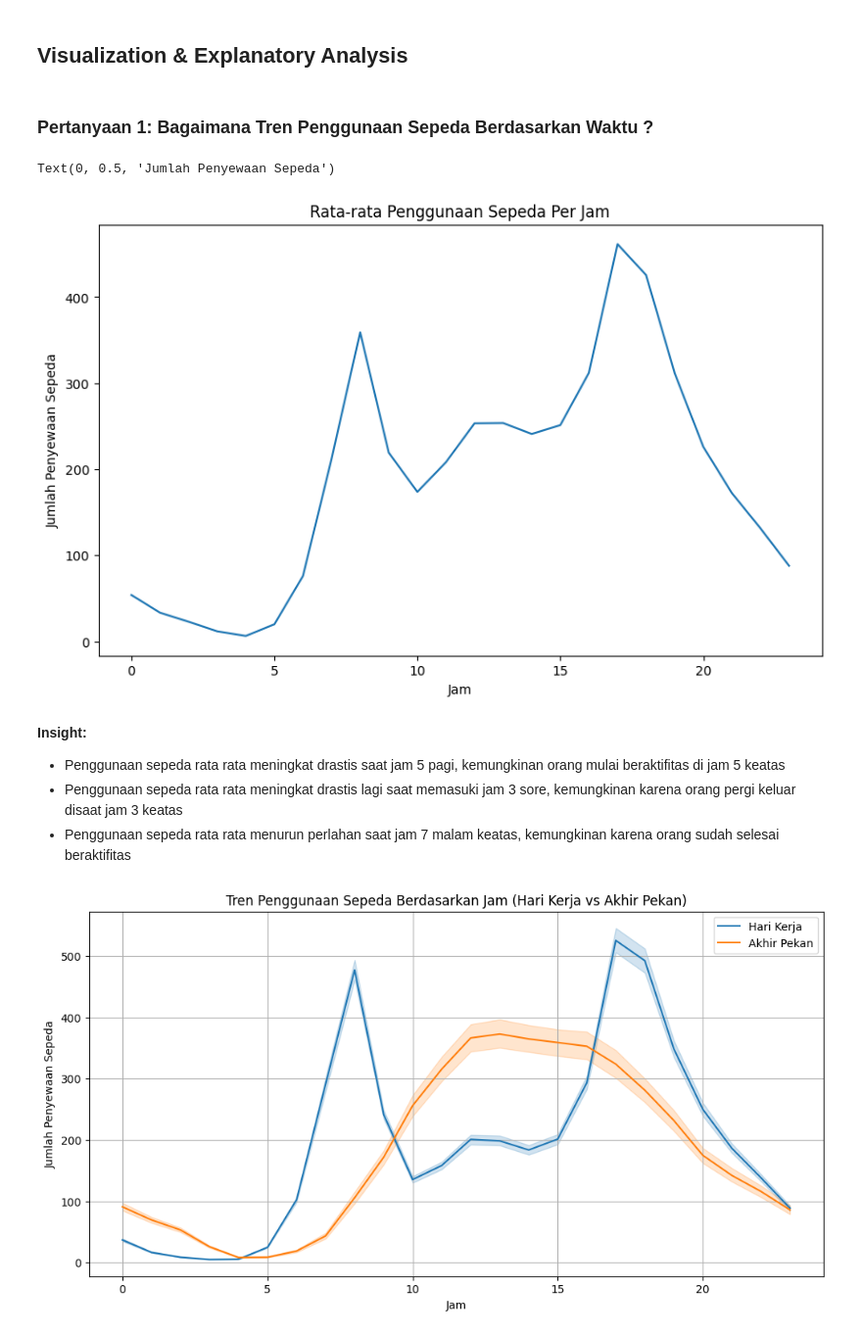
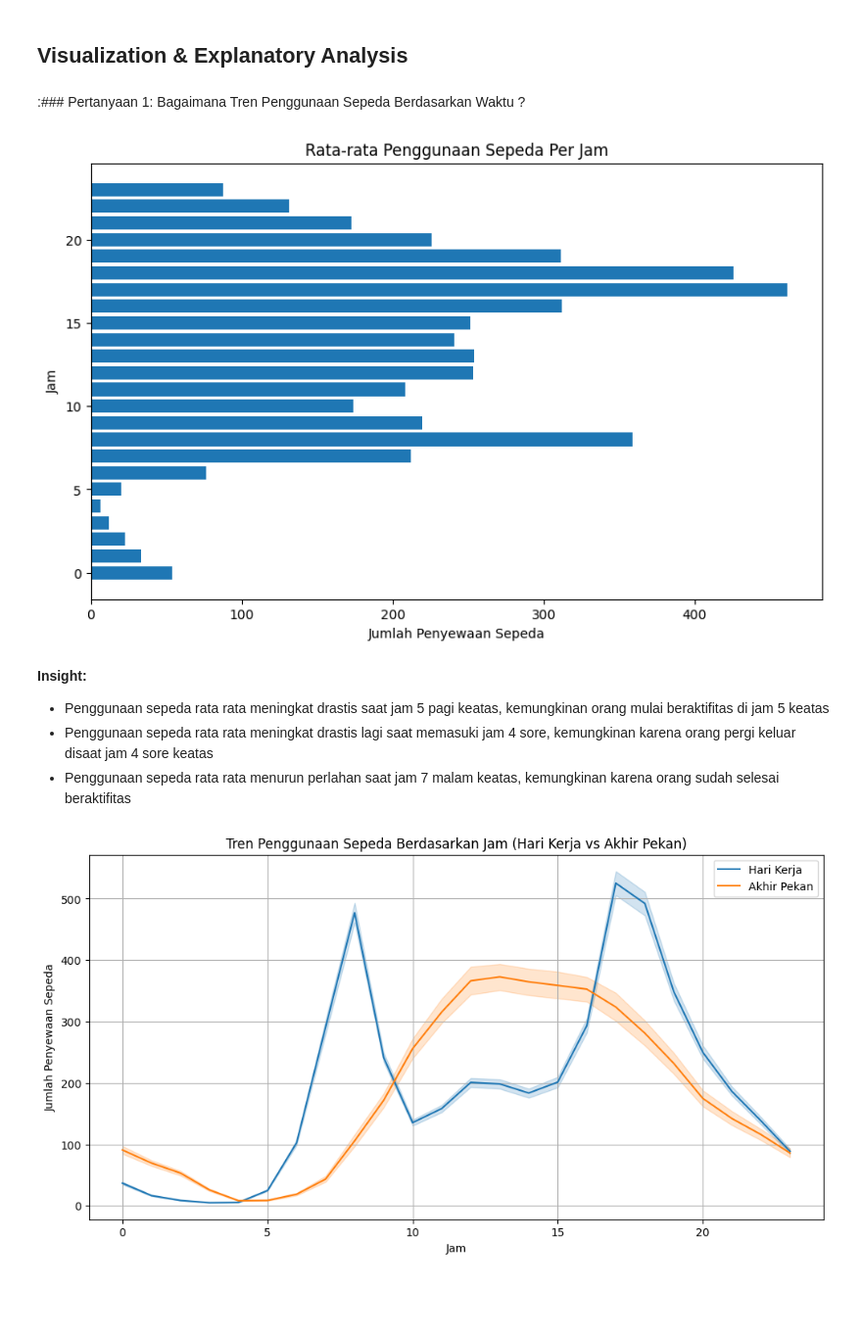
Before and after one commit to MadeRama21/BikeSharingProject, a Jupyter notebook: notebook.ipynb, the cells around one changed output. Shown at 98% size. Saved outputs shown, nothing was run; the diff lists cells and outputs as text; code cells hidden in the pictures; blank space fills up the shorter version.

```diff
--- a/notebook.ipynb
+++ b/notebook.ipynb
@@ -273,25 +273,21 @@ day_df.describe(include="all")
 # %% [markdown]
 ## Visualization & Explanatory Analysis
 # %% [markdown]
-### Pertanyaan 1: Bagaimana Tren Penggunaan Sepeda Berdasarkan Waktu ?
+:### Pertanyaan 1: Bagaimana Tren Penggunaan Sepeda Berdasarkan Waktu ?
 # %%
-def load_data():
-    hour_data = pd.read_csv('https://raw.githubusercontent.com/MadeRama21/datasetBikeSharing/refs/heads/main/hour.csv')
-    hour_data['dteday'] = pd.to_datetime(hour_data['dteday'])
-    return hour_data
-hour_data = load_data()
+
 hourly_summary = hour_data.groupby('hr')['cnt'].mean().reset_index()
 plt.figure(figsize=(10, 6))
-sns.lineplot(x='hr', y='cnt', data=hourly_summary)
+plt.barh(hourly_summary['hr'], hourly_summary['cnt'])
 plt.title("Rata-rata Penggunaan Sepeda Per Jam")
-plt.xlabel("Jam")
-plt.ylabel("Jumlah Penyewaan Sepeda")
+plt.xlabel("Jumlah Penyewaan Sepeda")
+plt.ylabel("Jam")
+plt.show()
 # %% [output]
-Text(0, 0.5, 'Jumlah Penyewaan Sepeda')
-[figure, old version]
+[figure, new version]
 # %% [markdown]
 **Insight:**
-- Penggunaan sepeda rata rata meningkat drastis saat jam 5 pagi, kemungkinan orang mulai beraktifitas di jam 5 keatas
-- Penggunaan sepeda rata rata meningkat drastis lagi saat memasuki jam 3 sore, kemungkinan karena orang pergi keluar disaat jam 3 keatas
+- Penggunaan sepeda rata rata meningkat drastis saat jam 5 pagi keatas, kemungkinan orang mulai beraktifitas di jam 5 keatas
+- Penggunaan sepeda rata rata meningkat drastis lagi saat memasuki jam 4 sore, kemungkinan karena orang pergi keluar disaat jam 4 sore keatas
 - Penggunaan sepeda rata rata menurun perlahan saat jam 7 malam keatas, kemungkinan karena orang sudah selesai beraktifitas
 # %%
```
Also changed, not shown: parts of 7 cells of this notebook.
